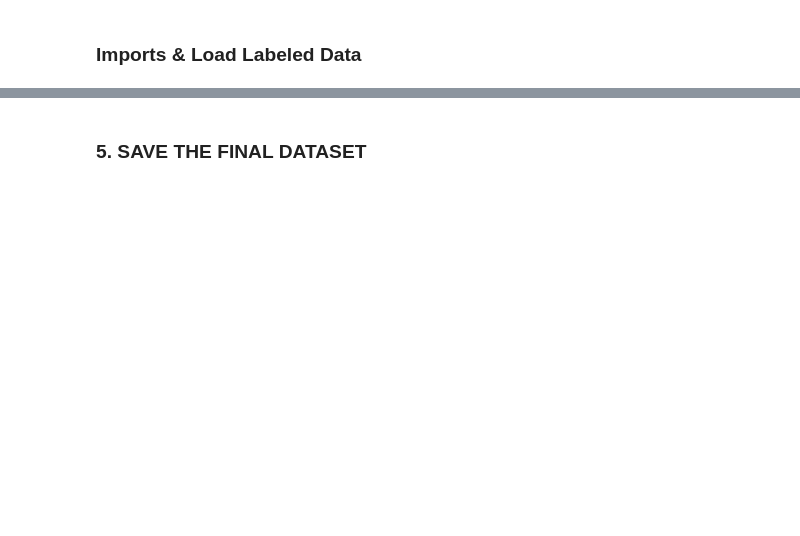
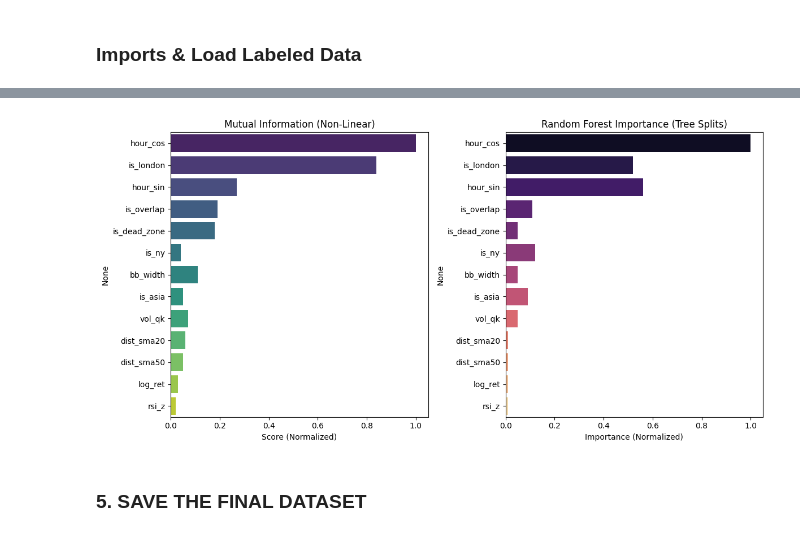
Before and after one commit to HendrichMugisha/project_autotrade, a Jupyter notebook: notebooks/03_Feature_engineering.ipynb, the cells around one changed output, grey strips where cells are left out. Saved outputs shown, nothing was run; the diff lists cells and outputs as text; code cells hidden in the pictures; blank space fills up the shorter version.

```diff
--- a/notebooks/03_Feature_engineering.ipynb
+++ b/notebooks/03_Feature_engineering.ipynb
@@ -319,0 +185,88 @@ plt.show()
+# %%
+import pandas as pd
+import numpy as np
+import matplotlib.pyplot as plt
+import seaborn as sns
+from sklearn.feature_selection import mutual_info_classif, mutual_info_regression
+from sklearn.ensemble import RandomForestClassifier, RandomForestRegressor
+
+def check_feature_importance(df, target_col='label', is_classification=True):
+    """
+    Analyzes predictive power using Mutual Information and Random Forest Importance.
+    """
+    print(f"🚀 Starting Feature Importance Check for Target: '{target_col}'...")
+
+    # 1. Clean & Separate X (Features) and y (Target)
+    df_clean = df.copy().dropna()
+
+    # Drop known non-features or future leaks
+    drop_cols = ['label', 'target_next_return', 'close', 'high', 'low', 'open', 'time']
+    # Only drop columns that actually exist in the dataframe
+    drop_cols = [c for c in drop_cols if c in df_clean.columns]
+
+    X = df_clean.drop(columns=drop_cols)
+    y = df_clean[target_col]
+
+    # Ensure all data is numeric for sklearn
+    X = X.select_dtypes(include=[np.number])
+
+    print(f"   ℹ️ Analyzing {X.shape[1]} Features: {list(X.columns)}")
+
+    # 2. Calculate Mutual Information
+    print("   🧠 Calculating Mutual Information (Non-linear)...")
+    if is_classification:
+        mi_scores = mutual_info_classif(X, y, random_state=42)
+    else:
+        mi_scores = mutual_info_regression(X, y, random_state=42)
+
+    mi_series = pd.Series(mi_scores, index=X.columns, name="Mutual_Info")
+
+    # 3. Calculate Random Forest Importance
+    print("   🌲 Training Quick Random Forest for Importance...")
+    if is_classification:
+        model = RandomForestClassifier(n_estimators=100, max_depth=5, random_state=42, n_jobs=-1)
+    else:
+        model = RandomForestRegressor(n_estimators=100, max_depth=5, random_state=42, n_jobs=-1)
+
+    model.fit(X, y)
+    rf_series = pd.Series(model.feature_importances_, index=X.columns, name="RF_Importance")
+
+    # 4. Combine & Display
+    results = pd.concat([mi_series, rf_series], axis=1)
+
+    # Normalize Random Forest to 0-1 scale relative to max for easier comparison
+    results['RF_Importance'] = (results['RF_Importance'] / results['RF_Importance'].max()).round(2)
+    results['Mutual_Info'] = (results['Mutual_Info'] / results['Mutual_Info'].max()).round(2)
+
+    # Sort by average power
+    results['Total_Power'] = (results['Mutual_Info'] + results['RF_Importance']) / 2
+    results = results.sort_values(by='Total_Power', ascending=False)
+
+    print("\n--- 🏆 FEATURE PREDICTIVE POWER RANKING ---")
+    display(results)
+
+    # 5. Plot
+    plt.figure(figsize=(12, 6))
+
+    # Plot Mutual Info
+    plt.subplot(1, 2, 1)
+    sns.barplot(x=results['Mutual_Info'], y=results.index, palette="viridis")
+    plt.title("Mutual Information (Non-Linear)")
+    plt.xlabel("Score (Normalized)")
+
+    # Plot RF Importance
+    plt.subplot(1, 2, 2)
+    sns.barplot(x=results['RF_Importance'], y=results.index, palette="magma")
+    plt.title("Random Forest Importance (Tree Splits)")
+    plt.xlabel("Importance (Normalized)")
+
+    plt.tight_layout()
+    plt.show()
+
+# --- RUN THE CHECK ---
+# Option A: Check power to predict the LABEL (Buy/Sell/Hold) -> Classification
+check_feature_importance(df_final, target_col='label', is_classification=True)
+
+# Option B: Check power to predict raw RETURN (Numerical) -> Regression
+# check_feature_importance(df_final, target_col='target_next_return', is_classification=False)
+# %% [output]
@@ -320,2 +300,3 @@ plt.show()
+[figure, added]
 # %% [markdown]
 ### 5. SAVE THE FINAL DATASET
```
Also changed, not shown: parts of 20 cells of this notebook, 2 other files.
